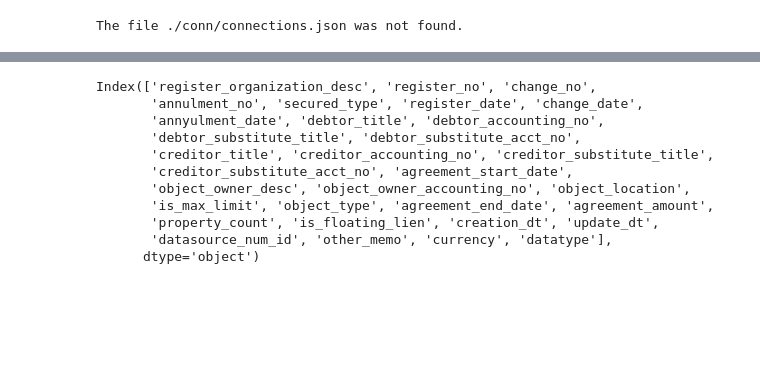
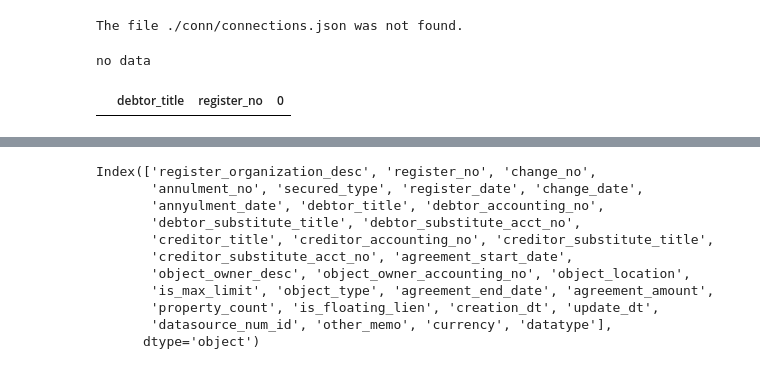
Before and after one commit to YFYDataTeam/credit_investigation, a Jupyter notebook: test1.ipynb, the cells around one changed output, grey strips where cells are left out. Cells and saved outputs as stored; diff of their text form; code cells hidden in the pictures; blank space fills up the shorter version.

```diff
--- a/test1.ipynb
+++ b/test1.ipynb
@@ -217,3 +219,13 @@ df_pst['agreement_end_date'] = pd.to_datetime(df_pst['agreement_end_date'])
+# %%
+if df_pst_2.empty:
+    print('no data')
+# %% [output]
+no data
+# %%
+df_test = df_pst.groupby(['debtor_title', 'register_no']).size().reset_index()
+df_test
+# %% [output]
+|  | debtor_title | register_no | 0 |
 # %%
 df_pst.secured_type.value_counts()
 # %% [output]
```
Also changed, not shown: parts of 4 cells of this notebook, 3 other files.
